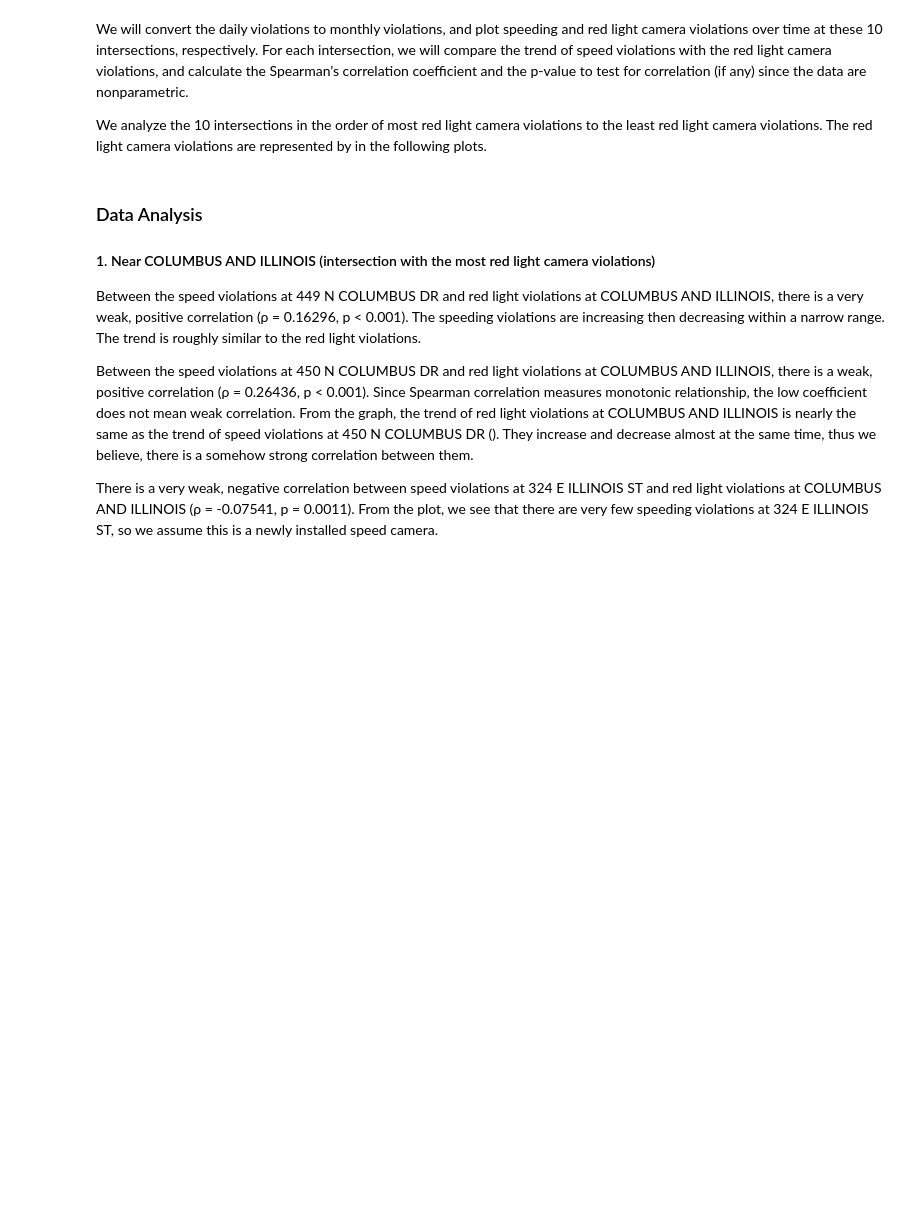
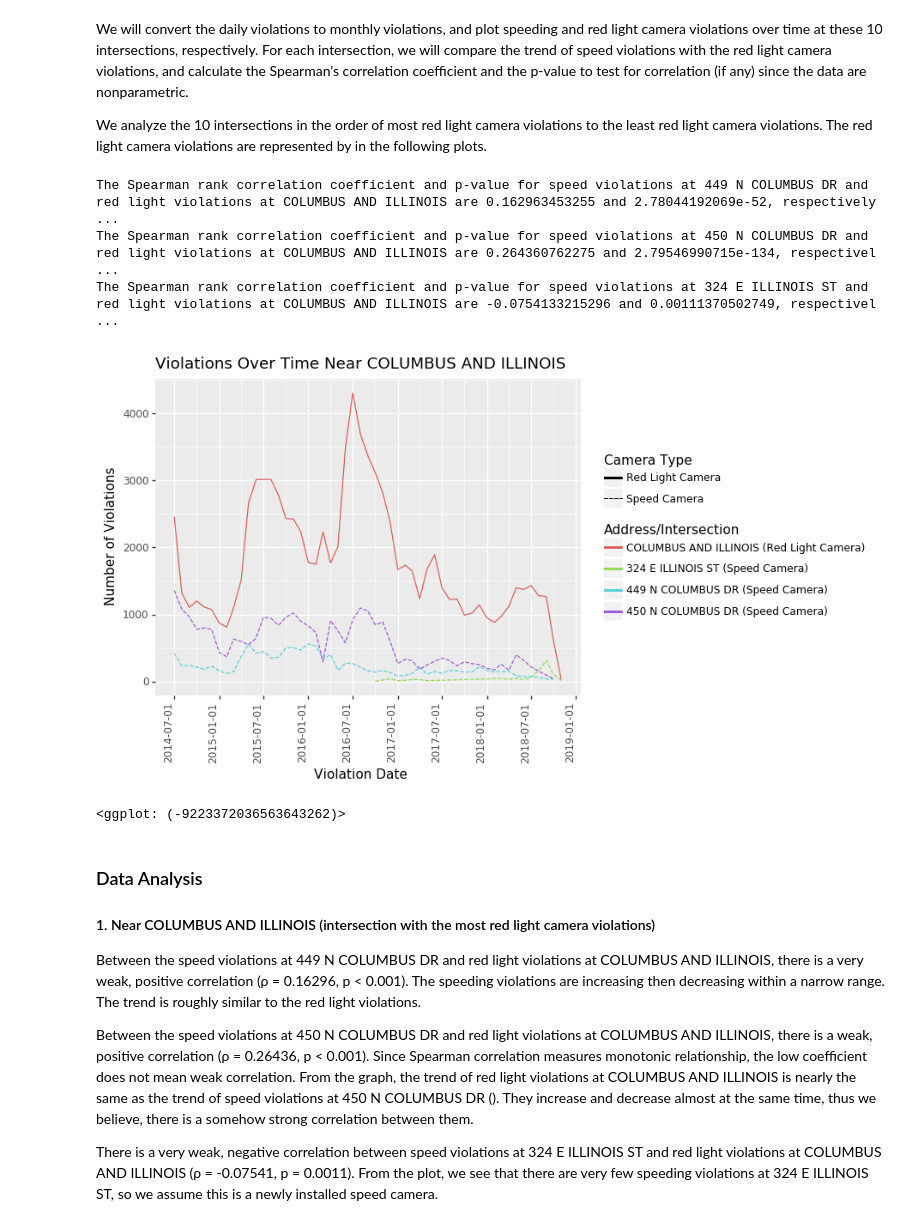
Before and after one commit to xavierhung/Project, a Jupyter notebook: Project.ipynb, the cells around one changed output. Cells and saved outputs as stored; diff of their text form; code cells hidden in the pictures; blank space fills up the shorter version.

```diff
--- a/Project.ipynb
+++ b/Project.ipynb
@@ -208,46 +231,41 @@ for i in range(0, len(redlight)):
                     x2 = x2.append(temp2.iloc[m])
         #print('The Pearson correlation coefficient for speed violations at ', temp.iloc[0,0], ' and red light violations at ', x2.iloc[0,2], ' is ', numpy.corrcoef(x1['VIOLATIONS'], x2['VIOLATIONS'])[0,1], '.', sep = '')
         #print('R-squared for speed violations at ', temp.iloc[0,0], ' and red light violations at ', x2.iloc[0,2], ' is ', linregress(x1['VIOLATIONS'], x2['VIOLATIONS'])[2] ** 2, '.', sep = '')
-
-        # spearmank rank correlation coefficient interpretations
-        if abs(spearmanr(x1['VIOLATIONS'], x2['VIOLATIONS'])[0]) >= 0.0 and abs(spearmanr(x1['VIOLATIONS'], x2['VIOLATIONS'])[0]) <= 0.19:
-            print('The Spearman rank correlation coefficient and p-value for speed violations at ', temp.iloc[0,0], ' and red light violations at ', x2.iloc[0,2], ' are ', spearmanr(x1['VIOLATIONS'], x2['VIOLATIONS'])[0], ' and ', spearmanr(x1['VIOLATIONS'], x2['VIOLATIONS'])[1], ', respectively.  The strength of the correlation is very weak.', sep = '')
-        elif abs(spearmanr(x1['VIOLATIONS'], x2['VIOLATIONS'])[0]) >= 0.2 and abs(spearmanr(x1['VIOLATIONS'], x2['VIOLATIONS'])[0]) <= 0.39:
-            print('The Spearman rank correlation coefficient and p-value for speed violations at ', temp.iloc[0,0], ' and red light violations at ', x2.iloc[0,2], ' are ', spearmanr(x1['VIOLATIONS'], x2['VIOLATIONS'])[0], ' and ', spearmanr(x1['VIOLATIONS'], x2['VIOLATIONS'])[1], ', respectively.  The strength of the correlation is weak.', sep = '')
-        elif abs(spearmanr(x1['VIOLATIONS'], x2['VIOLATIONS'])[0]) >= 0.4 and abs(spearmanr(x1['VIOLATIONS'], x2['VIOLATIONS'])[0]) <= 0.59:
-            print('The Spearman rank correlation coefficient and p-value for speed violations at ', temp.iloc[0,0], ' and red light violations at ', x2.iloc[0,2], ' are ', spearmanr(x1['VIOLATIONS'], x2['VIOLATIONS'])[0], ' and ', spearmanr(x1['VIOLATIONS'], x2['VIOLATIONS'])[1], ', respectively.  The strength of the correlation is moderate.', sep = '')
-        elif abs(spearmanr(x1['VIOLATIONS'], x2['VIOLATIONS'])[0]) >= 0.6 and abs(spearmanr(x1['VIOLATIONS'], x2['VIOLATIONS'])[0]) <= 0.79:
-            print('The Spearman rank correlation coefficient and p-value for speed violations at ', temp.iloc[0,0], ' and red light violations at ', x2.iloc[0,2], ' are ', spearmanr(x1['VIOLATIONS'], x2['VIOLATIONS'])[0], ' and ', spearmanr(x1['VIOLATIONS'], x2['VIOLATIONS'])[1], ', respectively.  The strength of the correlation is strong.', sep = '')
-        elif abs(spearmanr(x1['VIOLATIONS'], x2['VIOLATIONS'])[0]) >= 0.8 and abs(spearmanr(x1['VIOLATIONS'], x2['VIOLATIONS'])[0]) <= 1.0:
-            print('The Spearman rank correlation coefficient and p-value for speed violations at ', temp.iloc[0,0], ' and red light violations at ', x2.iloc[0,2], ' are ', spearmanr(x1['VIOLATIONS'], x2['VIOLATIONS'])[0], ' and ', spearmanr(x1['VIOLATIONS'], x2['VIOLATIONS'])[1], ', respectively.  The strength of the correlation is very strong.', sep = '')
+        print('The Spearman rank correlation coefficient and p-value for speed violations at ', temp.iloc[0,0], ' and red light violations at ', x2.iloc[0,2], ' are ', spearmanr(x1['VIOLATIONS'], x2['VIOLATIONS'])[0], ' and ', spearmanr(x1['VIOLATIONS'], x2['VIOLATIONS'])[1], ', respectively.', sep = '')
 
     #convert daily violations to months for speed cameras
     rlc_speed['date'] = pd.to_datetime(rlc_speed['VIOLATION DATE']).apply(lambda x: x.strftime('%Y-%m'))
     rlc_speed['date'] = pd.to_datetime(rlc_speed['date'])
     temp = rlc_speed.groupby(['ADDRESS', 'date'])['VIOLATIONS'].sum()
     plotdata_speed = pd.DataFrame({'ADDRESS': temp.index.get_level_values('ADDRESS'), 'date': temp.index.get_level_values('date'),'count': temp.values})
     plotdata_speed['CAMERA_TYPE'] = 'Speed Camera'
 
     #convert daily violations to months for red light cameras
     rlc_violation_intersection['date'] = pd.to_datetime(rlc_violation_intersection['VIOLATION DATE']).apply(lambda x: x.strftime('%Y-%m'))
     rlc_violation_intersection['date'] = pd.to_datetime(rlc_violation_intersection['date'])
     temp = rlc_violation_intersection.groupby('date')['VIOLATIONS'].sum()
     plotdata_redlight = pd.DataFrame({'date': temp.index.get_level_values('date'), 'count': temp.values,'ADDRESS': rlc_violation_intersection.iloc[0,0]})
     plotdata_redlight['CAMERA_TYPE'] = 'Red Light Camera'
 
     # drop months where there are no red light camera violations or speed violations
     plotdata_speed = plotdata_speed.loc[plotdata_speed['count'] != 0]
     plotdata_redlight = plotdata_redlight.loc[plotdata_redlight['count'] != 0]
 
     plotdata_speed['ADDRESS'] += ' (Speed Camera)'
     plotdata_redlight['ADDRESS'] += ' (Red Light Camera)'
 
     print(ggplot(aes(x = 'date', y = 'count', color = 'ADDRESS', linetype = 'CAMERA_TYPE'), data = plotdata_redlight)
       + geom_line()
       + geom_line(aes(x = 'date', y = 'count', color = 'ADDRESS', linetype = 'CAMERA_TYPE'), data = plotdata_speed)
       + labs(x = 'Violation Date', y = 'Number of Violations', color = 'Address/Intersection', linetype = 'Camera Type')
       + theme(axis_text_x  = element_text(angle = 90, hjust = 1))
       + ggtitle('Violations Over Time Near ' + rlc_violation_intersection.iloc[0,0]))
+# %% [output]
+The Spearman rank correlation coefficient and p-value for speed violations at 449 N COLUMBUS DR and red light violations at COLUMBUS AND ILLINOIS are 0.162963453255 and 2.78044192069e-52, respectively ...
+The Spearman rank correlation coefficient and p-value for speed violations at 450 N COLUMBUS DR and red light violations at COLUMBUS AND ILLINOIS are 0.264360762275 and 2.79546990715e-134, respectivel ...
+The Spearman rank correlation coefficient and p-value for speed violations at 324 E ILLINOIS ST and red light violations at COLUMBUS AND ILLINOIS are -0.0754133215296 and 0.00111370502749, respectivel ...
+[figure, added]
+<ggplot: (-9223372036563643262)>
 # %% [markdown]
 ### Data Analysis
 
```
Also changed, not shown: parts of 2 cells of this notebook.
